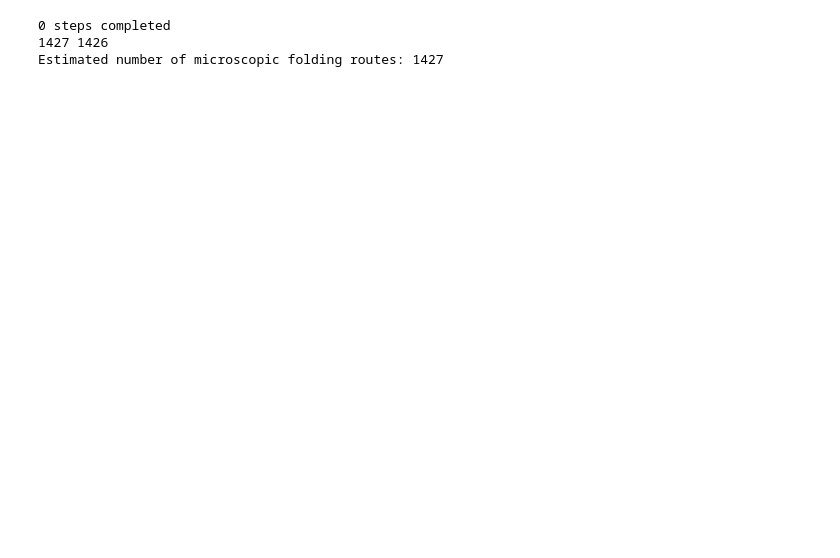
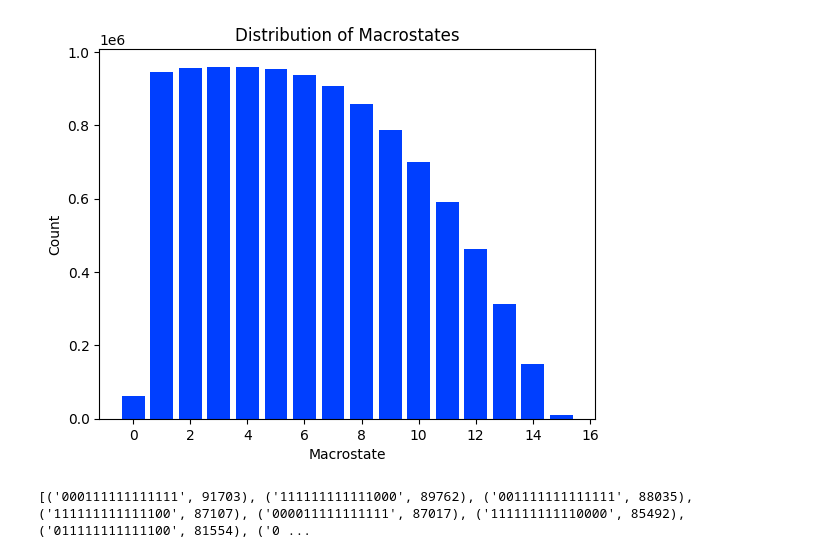
Before and after one commit to aadit-mahajan/assignment2-bt5340, a Jupyter notebook: MC.ipynb, the cells around one changed output. Drawn from its saved outputs; the diff is of its cells as text; code cells hidden in the pictures; blank space fills up the shorter version.

```diff
--- a/MC.ipynb
+++ b/MC.ipynb
@@ -179,9 +193,42 @@ def monte_carlo_folding(n, steps=10000, temp = 298):
 
     return path, macrostates
 # %%
-path, macrostates = monte_carlo_folding(15)
-print(f"Estimated number of microscopic folding routes: {len(path)}")
+all_path=[]
+all_ms = []
+for i in range(10000):
+    path, macrostates = monte_carlo_folding(15)
+    # print(f"Estimated number of microscopic folding routes: {len(path)}")
+    all_path.append(path)
+    all_ms.append(macrostates)
+    if i+1 % 1000 == 0:
+        print(f'{i+1} steps completed')
-# %% [output]
-0 steps completed
-1427 1426
-Estimated number of microscopic folding routes: 1427
+# %%
+from collections import Counter
+macrostate_counts = {}
+
+for macrostates in all_ms:
+    for macrostate in macrostates:
+        macrostate_counts[macrostate] = (macrostate_counts.get(macrostate, 0) + 1)
+
+plt.bar(macrostate_counts.keys(), macrostate_counts.values())
+plt.xlabel('Macrostate')
+plt.ylabel('Count')
+plt.title('Distribution of Macrostates')
+plt.show()
+# %% [output]
+[figure, added]
+# %%
+folding_paths = []
+for path in all_path:
+    folding_paths.append(get_folding_route(path))
+
+from collections import Counter
+microstate_counts = {}
+
+for path in folding_paths:
+    for microstate in path:
+        microstate_counts[microstate] = (microstate_counts.get(microstate, 0) + 1)
+
+sorted_microstates = sorted(microstate_counts.items(), key=lambda x: x[1], reverse=True)
+# %% [output]
+[('000111111111111', 91703), ('111111111111000', 89762), ('001111111111111', 88035), ('111111111111100', 87107), ('000011111111111', 87017), ('111111111110000', 85492), ('011111111111100', 81554), ('0 ...
```
Also changed, not shown: parts of 14 cells of this notebook, 1 other file.
